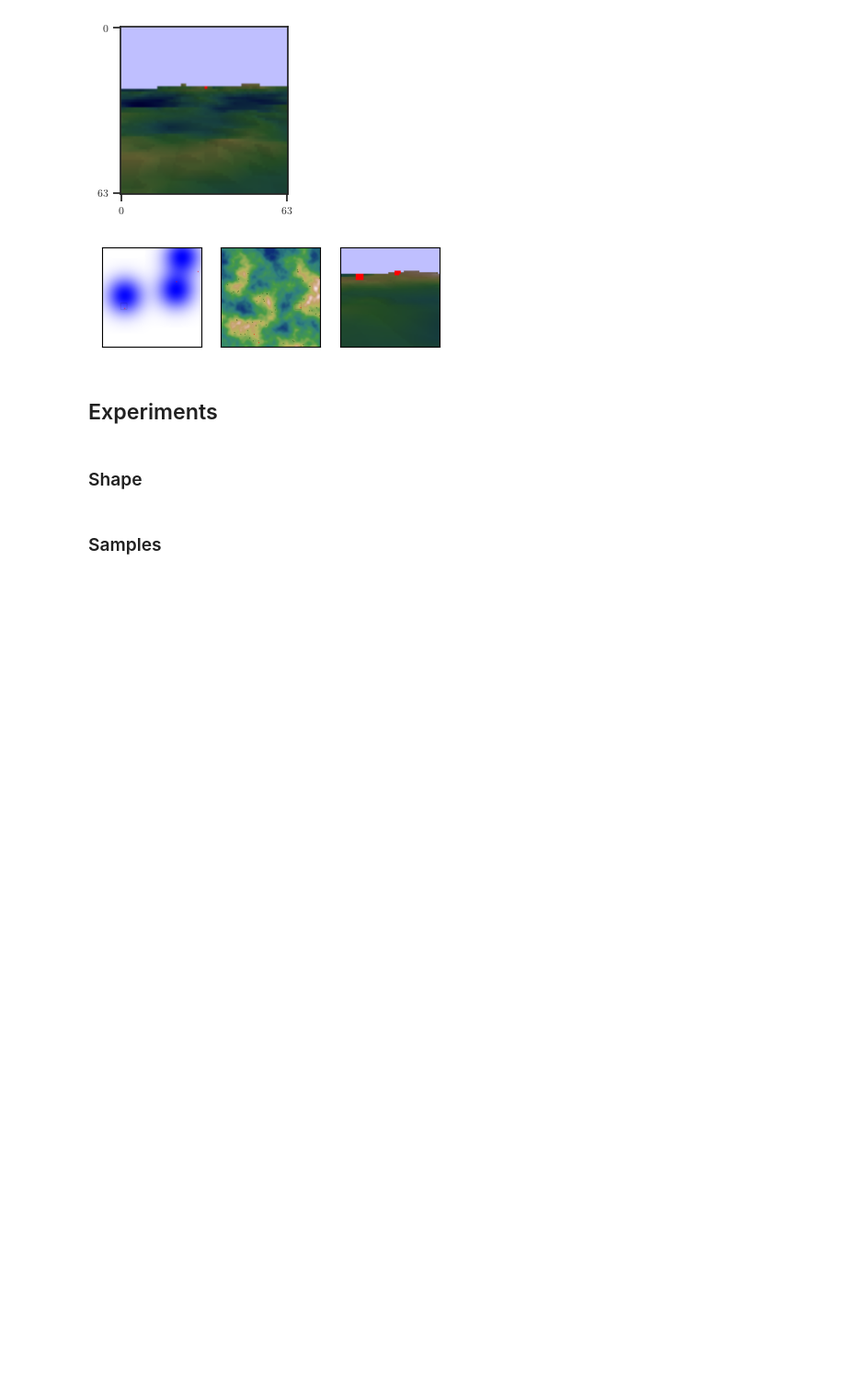
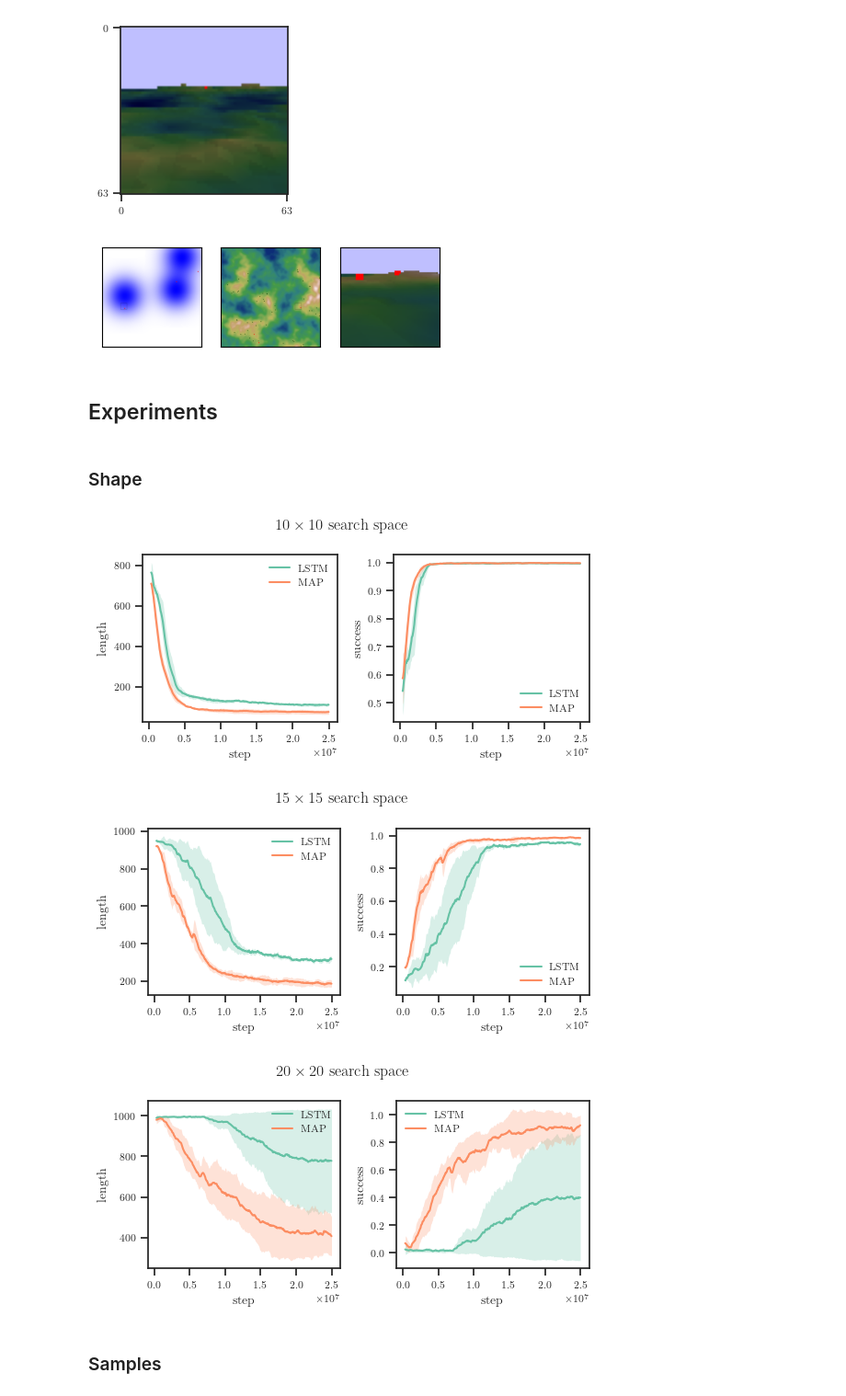
Before and after one commit to fumlig/visualsearch, a Jupyter notebook: plot.ipynb, the cells around one changed output. Shown at 92% size. Saved outputs shown, nothing was run; the diff lists cells and outputs as text; code cells hidden in the pictures; blank space fills up the shorter version.

```diff
--- a/plot.ipynb
+++ b/plot.ipynb
@@ -188,29 +188,33 @@ def plot_values(ax, all_values, max_x=0, label=None, **kwargs):
 # %%
 timesteps = int(25e6)
 shapes = [10, 15, 20]
 fields = ["length", "success"]
 seeds = [0, 1, 2, 3]
 
 for shape in shapes:
     fig, axs = plt.subplots(1, 2, figsize=figsize(width=TEXTWIDTH_IN, ratio=0.5))
 
     data = {
         "LSTM": [f"results/shape/lstm/{shape}/{seed}/train.csv" for seed in seeds],
         "MAP": [f"results/shape/map/{shape}/{seed}/train.csv" for seed in seeds],
     }
 
     for ax, field in zip(axs, fields):
         for label, csv_files in data.items():
             raw_data = np.array([read_csv(f, field) for f in csv_files])
             plot_values(ax, raw_data, label=label, smoothing=0.95, first_valid=20, x_scale=timesteps/raw_data.shape[1])
 
         ax.set_xlabel("step")
         ax.set_ylabel(field)
-        ax.legend()
+        ax.legend(frameon=False)
 
     fig.suptitle(fr"${shape} \times {shape}$ search space")
     fig.tight_layout()
     fig.savefig(figpath(f"shape-{shape}"))
+# %% [output]
+[figure, added]
+[figure, added]
+[figure, added]
 # %% [markdown]
 ### Samples
 # %%
```
Also changed, not shown: parts of 1 cell of this notebook, 13 other files.
